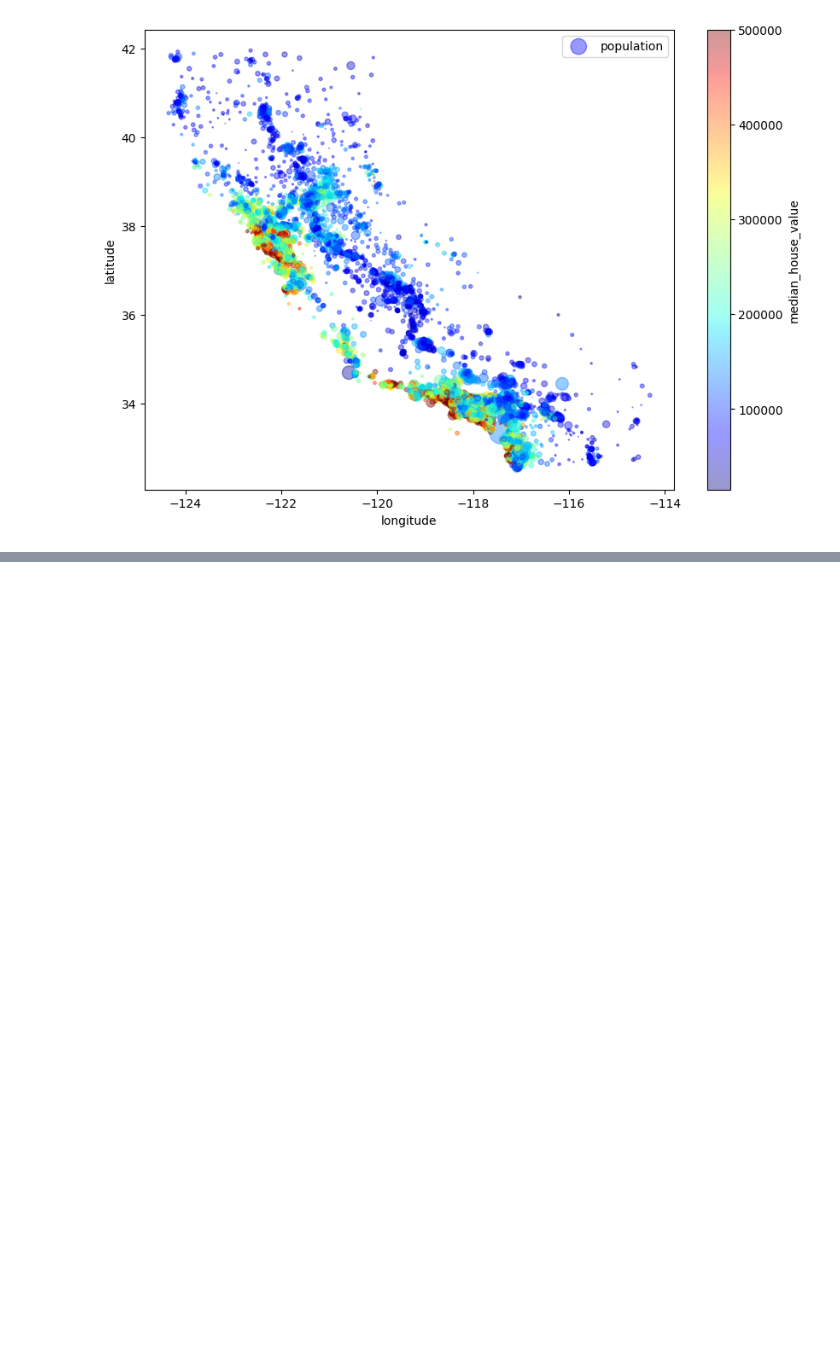
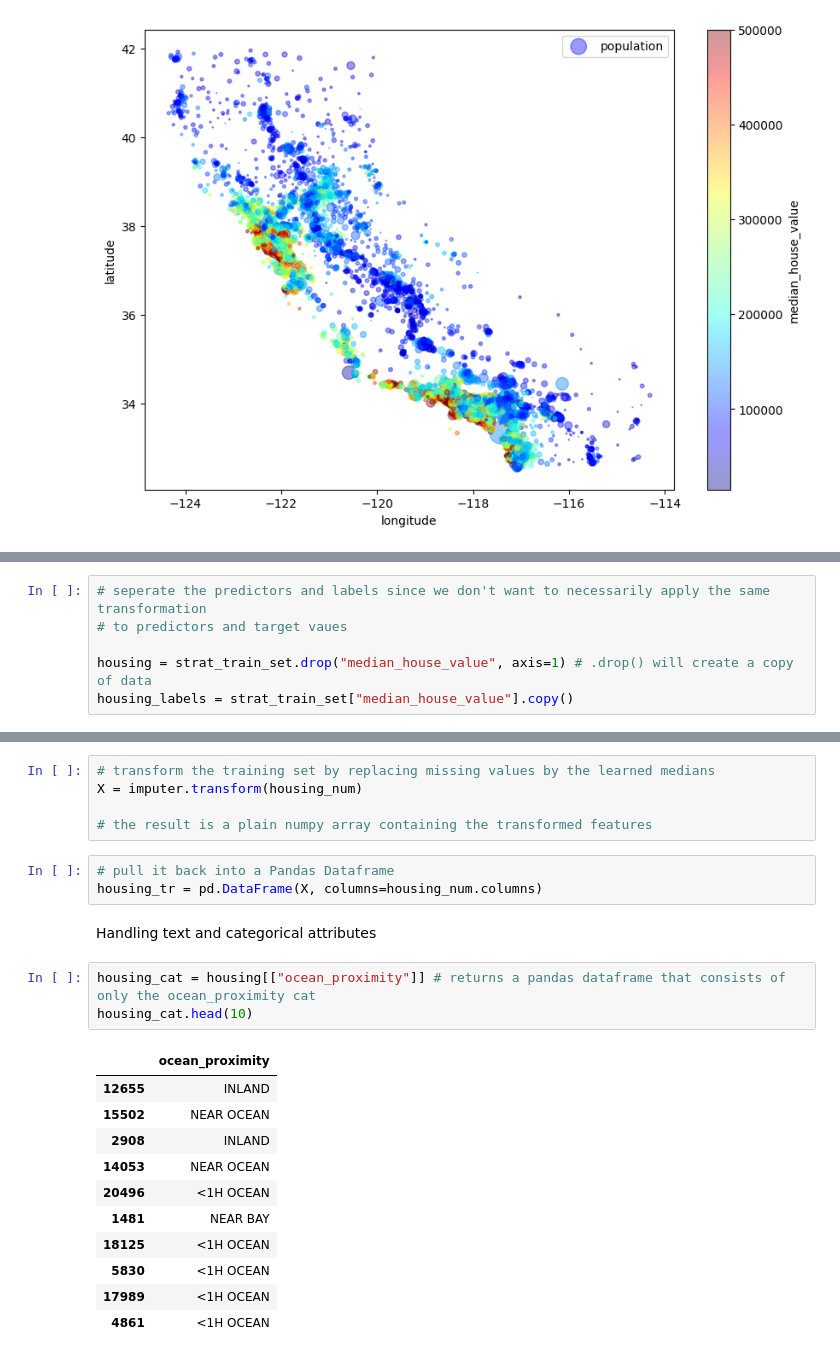
Before and after one commit to jakelis/Machine_learning_project_practice, a Jupyter notebook: main.ipynb, the cells around one changed output, grey strips where cells are left out. Cells and saved outputs as stored; diff of their text form; blank space fills up the shorter version.

Commit message:
Data cleaning

```diff
--- a/main.ipynb
+++ b/main.ipynb
@@ -139,0 +216,6 @@ plt.legend()
+# %%
+# seperate the predictors and labels since we don't want to necessarily apply the same transformation
+# to predictors and target vaues
+
+housing = strat_train_set.drop("median_house_value", axis=1) # .drop() will create a copy of data
+housing_labels = strat_train_set["median_house_value"].copy()
@@ -139,0 +249,25 @@ plt.legend()
+# %%
+# transform the training set by replacing missing values by the learned medians
+X = imputer.transform(housing_num)
+
+# the result is a plain numpy array containing the transformed features
+# %%
+# pull it back into a Pandas Dataframe
+housing_tr = pd.DataFrame(X, columns=housing_num.columns)
+# %% [markdown]
+Handling text and categorical attributes
+# %%
+housing_cat = housing[["ocean_proximity"]] # returns a pandas dataframe that consists of only the ocean_proximity cat
+housing_cat.head(10)
+# %% [output]
+|  | ocean_proximity |
+| 12655 | INLAND |
+| 15502 | NEAR OCEAN |
+| 2908 | INLAND |
+| 14053 | NEAR OCEAN |
+| 20496 | <1H OCEAN |
+| 1481 | NEAR BAY |
+| 18125 | <1H OCEAN |
+| 5830 | <1H OCEAN |
+| 17989 | <1H OCEAN |
+| 4861 | <1H OCEAN |
```
Also changed, not shown: parts of 17 cells of this notebook.
